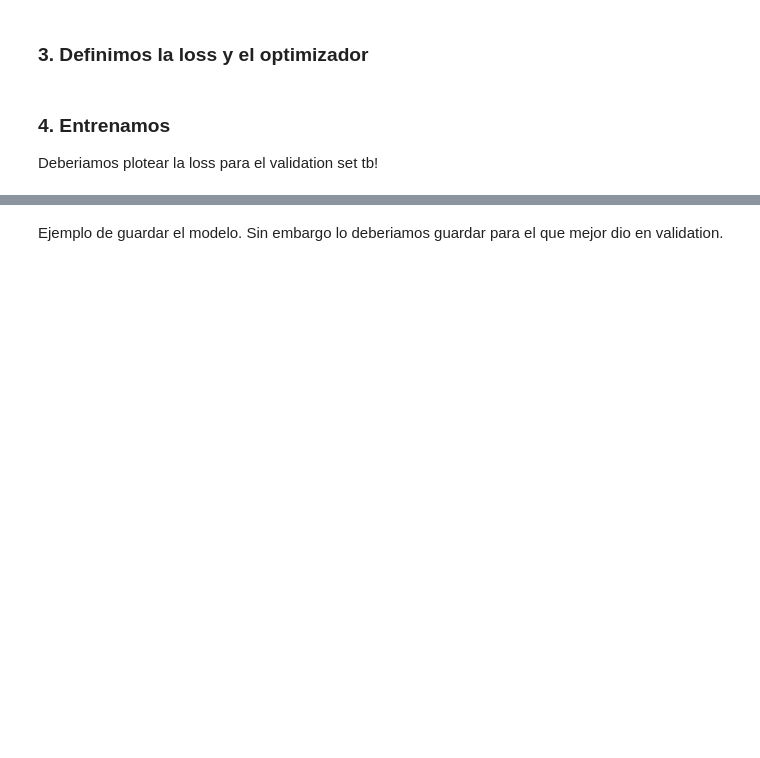
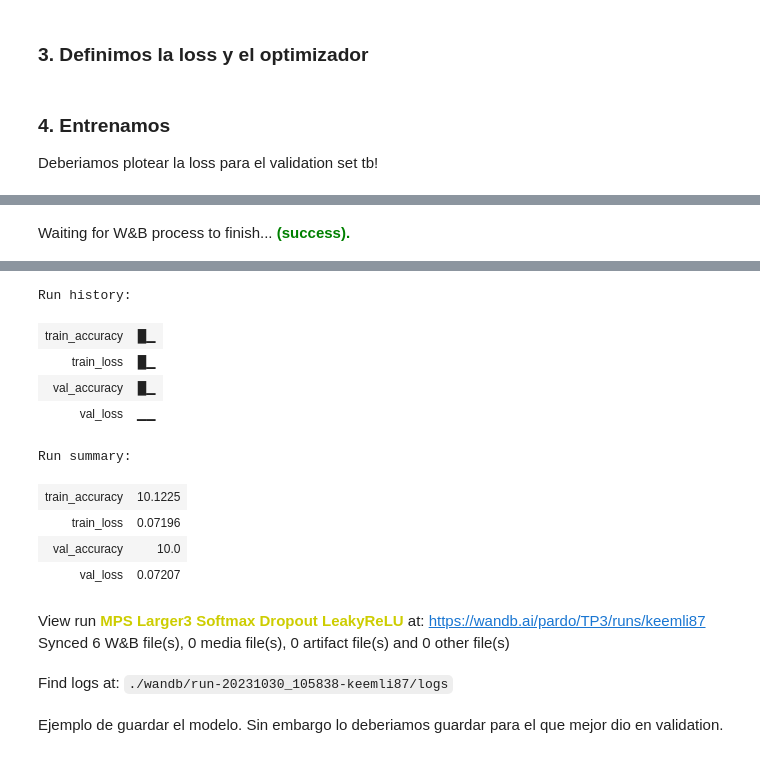
Before and after one commit to IgnacioPardo/TP3_TDVI, a Jupyter notebook: TP3_classification_CIFAR10.ipynb, the cells around one changed output, grey strips where cells are left out. Saved outputs shown, nothing was run; the diff lists cells and outputs as text; code cells hidden in the pictures; blank space fills up the shorter version.

```diff
--- a/TP3_classification_CIFAR10.ipynb
+++ b/TP3_classification_CIFAR10.ipynb
@@ -355,0 +397,4 @@ Finished Training
+# %%
+wandb.finish()
+# %% [output]
+Waiting for W&B process to finish... (success).
@@ -356,3 +402,16 @@ Finished Training
+Run history:
+| train_accuracy | █▁ |
+| train_loss | █▁ |
+| val_accuracy | █▁ |
+| val_loss | ▁▁ |
+Run summary:
+| train_accuracy | 10.1225 |
+| train_loss | 0.07196 |
+| val_accuracy | 10.0 |
+| val_loss | 0.07207 |
+View run MPS Larger3 Softmax Dropout LeakyReLU at: https://wandb.ai/pardo/TP3/runs/keemli87
+Synced 6 W&B file(s), 0 media file(s), 0 artifact file(s) and 0 other file(s)
+Find logs at: ./wandb/run-20231030_105838-keemli87/logs
 # %% [markdown]
 Ejemplo de guardar el modelo. Sin embargo lo deberiamos guardar para el que mejor dio en validation.
 # %%
```
Also changed, not shown: parts of 17 cells of this notebook.
